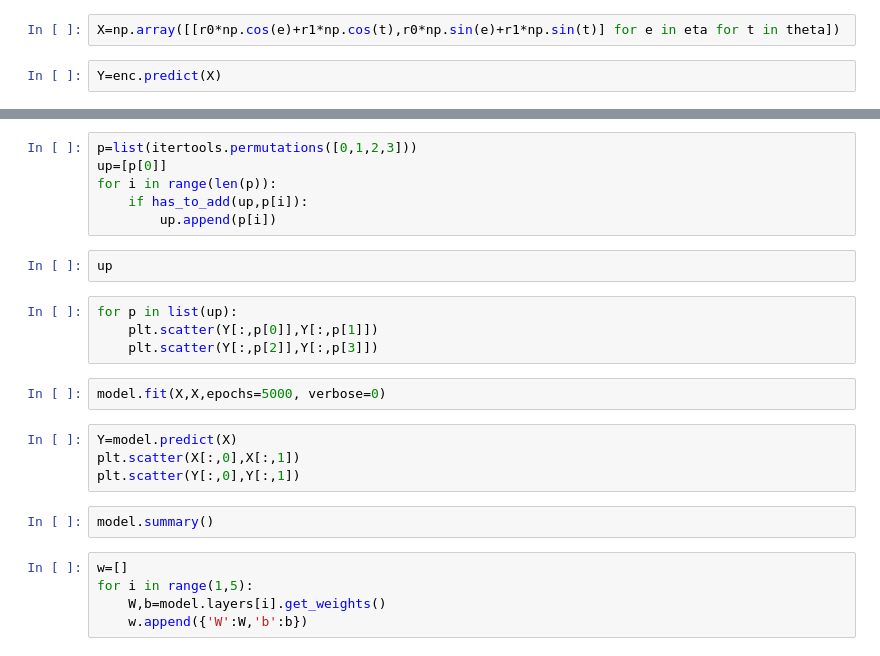
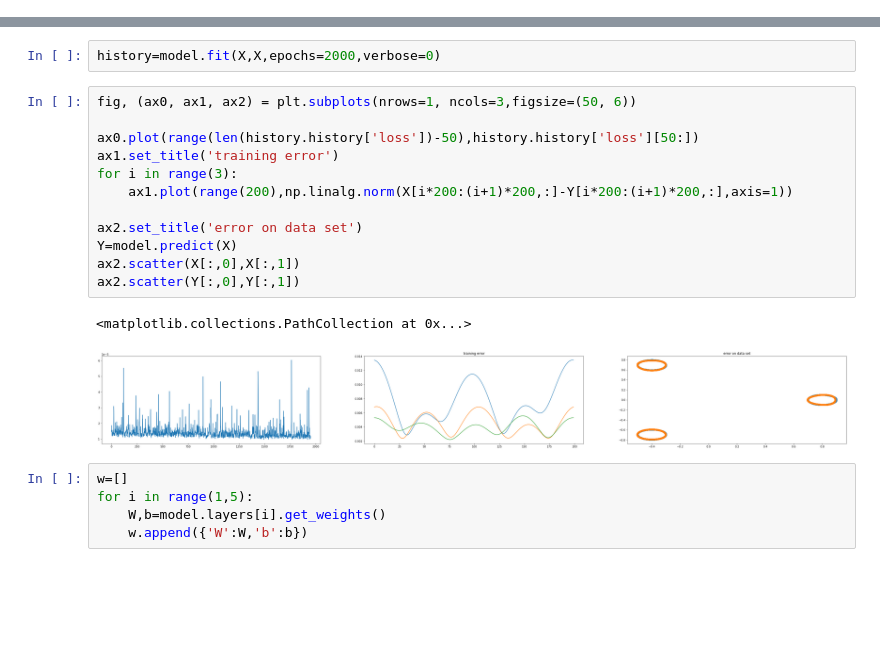
Before and after one commit to rlc-ai/phd, a Jupyter notebook: code/Encoder.ipynb, the cells around one changed output, grey strips where cells are left out. Saved outputs shown, nothing was run; the diff lists cells and outputs as text; blank space fills up the shorter version.

```diff
--- a/code/Encoder.ipynb
+++ b/code/Encoder.ipynb
@@ -41,4 +82,0 @@ X=np.array(X)
-# %%
-X=np.array([[r0*np.cos(e)+r1*np.cos(t),r0*np.sin(e)+r1*np.sin(t)] for e in eta for t in theta])
-# %%
-Y=enc.predict(X)
@@ -64,23 +83,20 @@ def has_to_add(u,t1):
-# %%
-p=list(itertools.permutations([0,1,2,3]))
-up=[p[0]]
-for i in range(len(p)):
-    if has_to_add(up,p[i]):
-        up.append(p[i])
-# %%
-up
-# %%
-for p in list(up):
-    plt.scatter(Y[:,p[0]],Y[:,p[1]])
-    plt.scatter(Y[:,p[2]],Y[:,p[3]])
 # %%
-model.fit(X,X,epochs=5000, verbose=0)
+history=model.fit(X,X,epochs=2000,verbose=0)
-# %%
-Y=model.predict(X)
-plt.scatter(X[:,0],X[:,1])
-plt.scatter(Y[:,0],Y[:,1])
-# %%
-model.summary()
+# %%
+fig, (ax0, ax1, ax2) = plt.subplots(nrows=1, ncols=3,figsize=(50, 6))
+
+ax0.plot(range(len(history.history['loss'])-50),history.history['loss'][50:])
+ax1.set_title('training error')
+for i in range(3):
+    ax1.plot(range(200),np.linalg.norm(X[i*200:(i+1)*200,:]-Y[i*200:(i+1)*200,:],axis=1))
+
+ax2.set_title('error on data set')
+Y=model.predict(X)
+ax2.scatter(X[:,0],X[:,1])
+ax2.scatter(Y[:,0],Y[:,1])
+# %% [output]
+<matplotlib.collections.PathCollection at 0x...>
+[figure, added]
 # %%
 w=[]
 for i in range(1,5):
```
Also changed, not shown: parts of 56 cells of this notebook, 4 other files.
